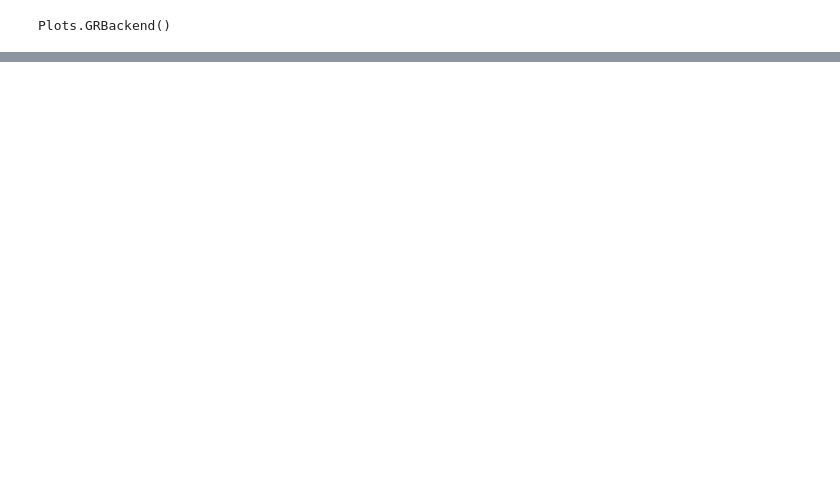
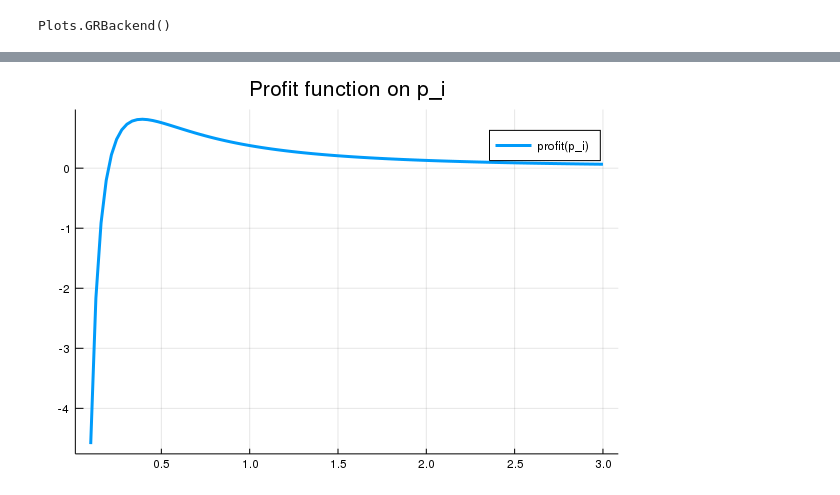
Before and after one commit to lnsongxf/Perla1.jl, a Jupyter notebook: demand-function-with-multiple-cohorts.ipynb, the cells around one changed output, grey strips where cells are left out. Saved outputs shown, nothing was run; the diff lists cells and outputs as text; code cells hidden in the pictures; blank space fills up the shorter version.

```diff
--- a/demand-function-with-multiple-cohorts.ipynb
+++ b/demand-function-with-multiple-cohorts.ipynb
@@ -51,3 +60,9 @@ plot(range(0.1,stop=3.0,length=100), p_i -> demand(p_i, b, p, f, params),
 # %%
 # confirm that the demand function is decreasing in price
 @assert all(diff((p_i -> demand(p_i, b, p, f, params)).(1:100)) .< 0)
+# %%
+# plot the profit function
+plot(range(0.1,stop=3.0,length=100), p_i -> profit(p_i, b, p, f, params),
+    label = "profit(p_i)", lw = 3, title = "Profit function on p_i")
+# %% [output]
+[figure, added]
```
Also changed, not shown: parts of 8 cells of this notebook.
